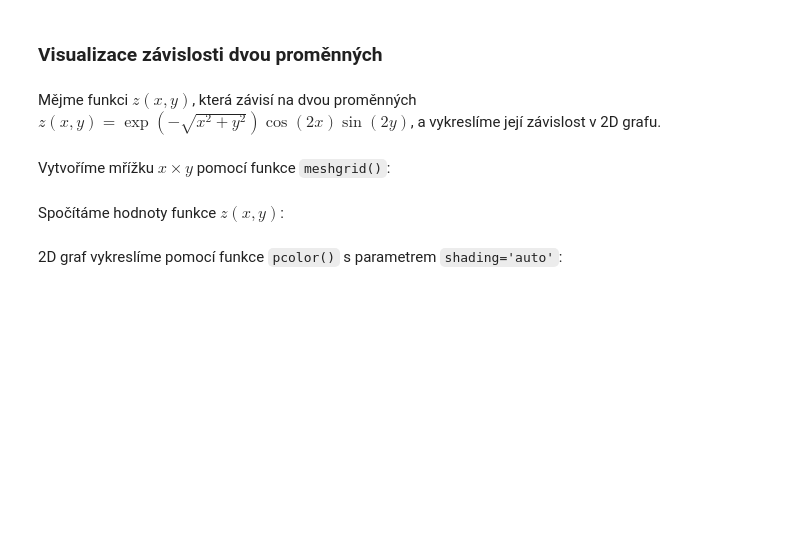
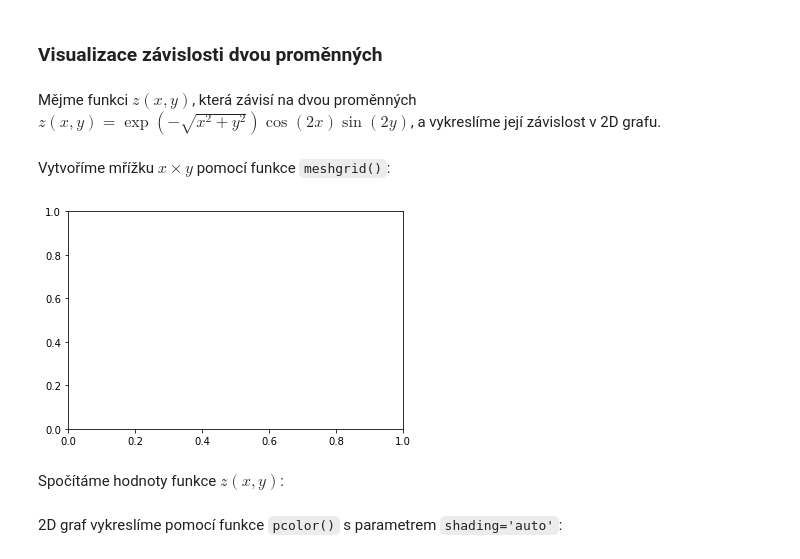
Before and after one commit to m-jirka/nme_cv, a Jupyter notebook: Cviceni01.ipynb, the cells around one changed output. Saved outputs shown, nothing was run; the diff lists cells and outputs as text; code cells hidden in the pictures; blank space fills up the shorter version.

```diff
--- a/Cviceni01.ipynb
+++ b/Cviceni01.ipynb
@@ -242,7 +519,12 @@ Mějme funkci $z(x,y)$, která závisí na dvou proměnných $z(x,y)=\exp(-\sqrt
 # %% [markdown]
 Vytvoříme mřížku $x\times y$ pomocí funkce `meshgrid()`:
 # %%
-#
+fig, ax = plt.subplots()
+osa_x = np.linspace(-2, 2, 50)
+osa_y = np.linspace(-2, 2, 50)
+(x,y) = np.meshgrid(osa_x,osa_y)
+# %% [output]
+[figure, added]
 # %% [markdown]
 Spočítáme hodnoty funkce $z(x,y)$:
 # %%
```
Also changed, not shown: parts of 51 cells of this notebook, 31 other files.
